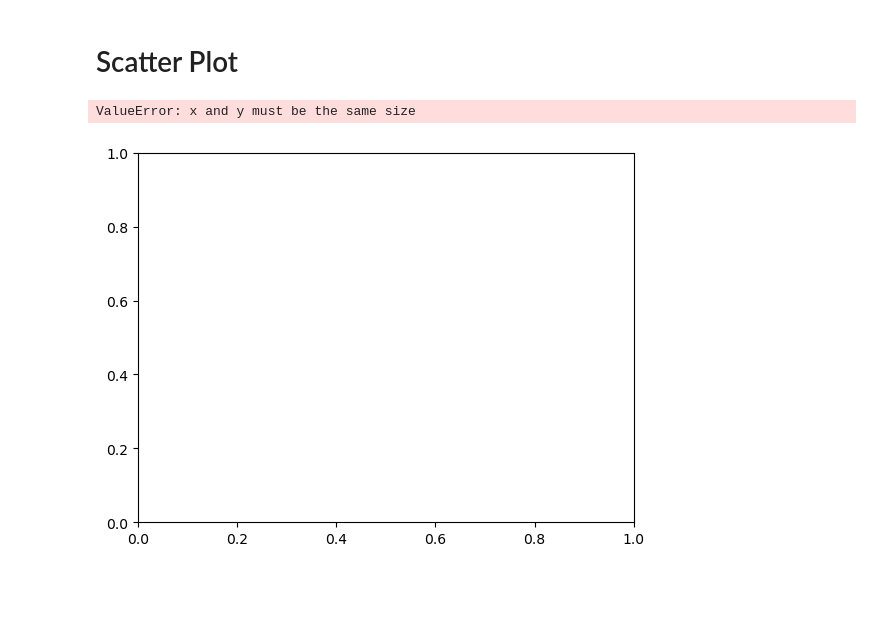
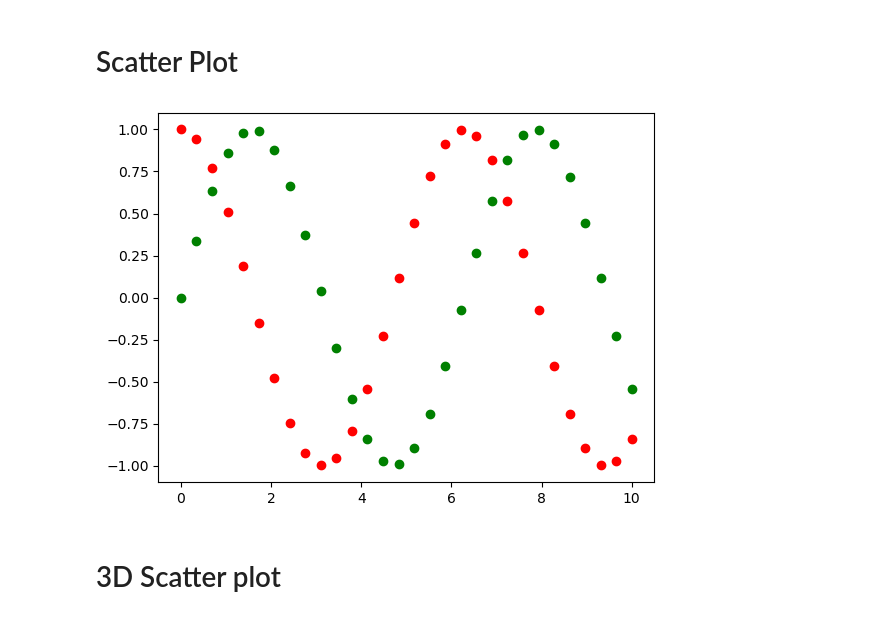
Before and after one commit to AnisurRahman06046/numpy, a Jupyter notebook: Untitled2.ipynb, the cells around one changed output. Saved outputs shown, nothing was run; the diff lists cells and outputs as text; code cells hidden in the pictures; blank space fills up the shorter version.

```diff
--- a/Untitled2.ipynb
+++ b/Untitled2.ipynb
@@ -146,10 +146,13 @@ plt.show()
 # Scatter Plot
 # %%
 plt.figure()
-x = np.linspace(0,10,)
+x = np.linspace(0,10,30)
+y= np.sin(x)
+z = np.cos(x)
 plt.scatter(x,y,color='g')
 plt.scatter(x,z,color='r')
 plt.show()
 # %% [output]
-ValueError: x and y must be the same size
-[figure, old version]
+[figure, new version]
+# %% [markdown]
+# 3D Scatter plot
```
